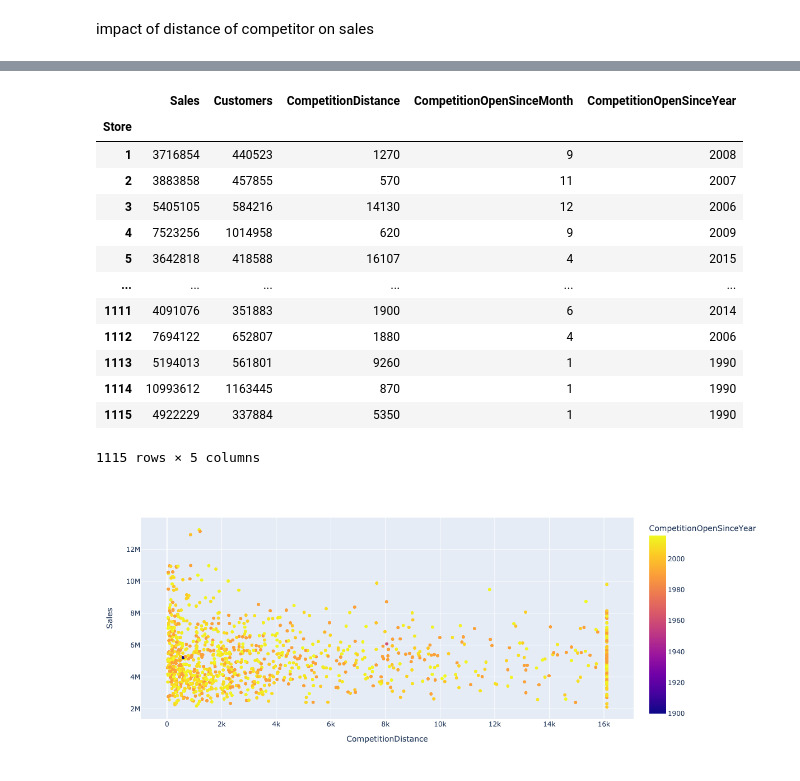
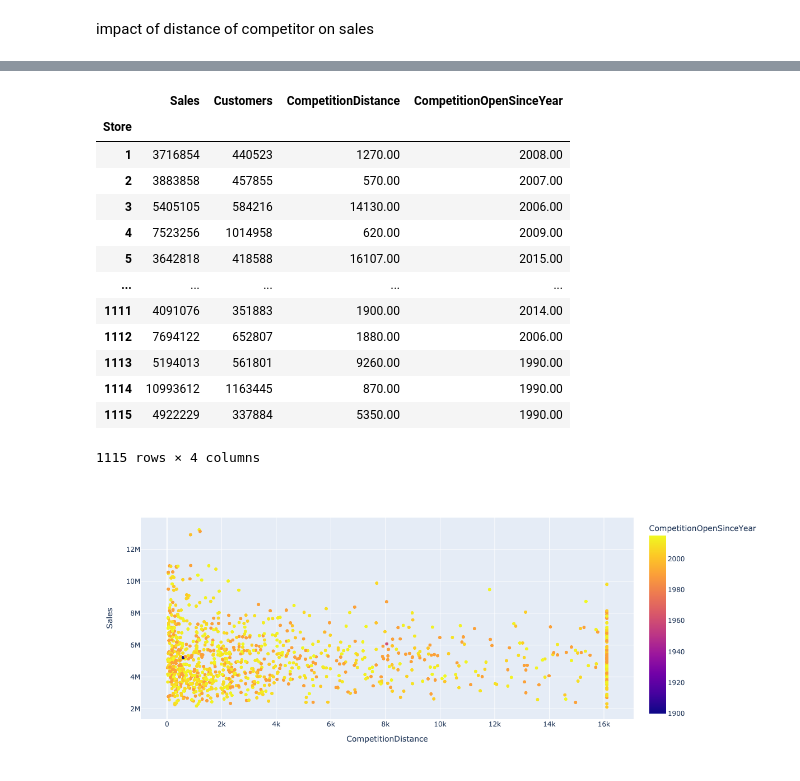
Before and after one commit to eandualem/PharmaceuticalSalesPrediction, a Jupyter notebook: notebooks/2.0 exploration.ipynb, the cells around one changed output, grey strips where cells are left out. Drawn from its saved outputs; the diff is of its cells as text; code cells hidden in the pictures.

```diff
--- a/notebooks/2.0 exploration.ipynb
+++ b/notebooks/2.0 exploration.ipynb
@@ -401,25 +390,25 @@ Image(pio.to_image(fig, format='png', width=1200))
 # %%
 df_competition = df.groupby("Store").agg({ "Sales": "sum",
                                            "Customers": "sum",
-                                           "CompetitionDistance": "min",
-                                           "CompetitionOpenSinceMonth": "max",
-                                           "CompetitionOpenSinceYear": "max"})
+                                           "CompetitionDistance": "mean",
+                                           "CompetitionOpenSinceYear": "mean",
+                                           })
 df_competition
 # %% [output]
-|  | Sales | Customers | CompetitionDistance | CompetitionOpenSinceMonth | CompetitionOpenSinceYear |
-| Store |  |  |  |  |  |
-| 1 | 3716854 | 440523 | 1270 | 9 | 2008 |
-| 2 | 3883858 | 457855 | 570 | 11 | 2007 |
-| 3 | 5405105 | 584216 | 14130 | 12 | 2006 |
-| 4 | 7523256 | 1014958 | 620 | 9 | 2009 |
-| 5 | 3642818 | 418588 | 16107 | 4 | 2015 |
-| ... | ... | ... | ... | ... | ... |
-| 1111 | 4091076 | 351883 | 1900 | 6 | 2014 |
-| 1112 | 7694122 | 652807 | 1880 | 4 | 2006 |
-| 1113 | 5194013 | 561801 | 9260 | 1 | 1990 |
-| 1114 | 10993612 | 1163445 | 870 | 1 | 1990 |
-| 1115 | 4922229 | 337884 | 5350 | 1 | 1990 |
+|  | Sales | Customers | CompetitionDistance | CompetitionOpenSinceYear |
+| Store |  |  |  |  |
+| 1 | 3716854 | 440523 | 1270.00 | 2008.00 |
+| 2 | 3883858 | 457855 | 570.00 | 2007.00 |
+| 3 | 5405105 | 584216 | 14130.00 | 2006.00 |
+| 4 | 7523256 | 1014958 | 620.00 | 2009.00 |
+| 5 | 3642818 | 418588 | 16107.00 | 2015.00 |
+| ... | ... | ... | ... | ... |
+| 1111 | 4091076 | 351883 | 1900.00 | 2014.00 |
+| 1112 | 7694122 | 652807 | 1880.00 | 2006.00 |
+| 1113 | 5194013 | 561801 | 9260.00 | 1990.00 |
+| 1114 | 10993612 | 1163445 | 870.00 | 1990.00 |
+| 1115 | 4922229 | 337884 | 5350.00 | 1990.00 |
-1115 rows × 5 columns
+1115 rows × 4 columns
 # %%
 fig = px.scatter(df_competition,
                  x="CompetitionDistance",
```
Also changed, not shown: parts of 20 cells of this notebook, 3 other files.
